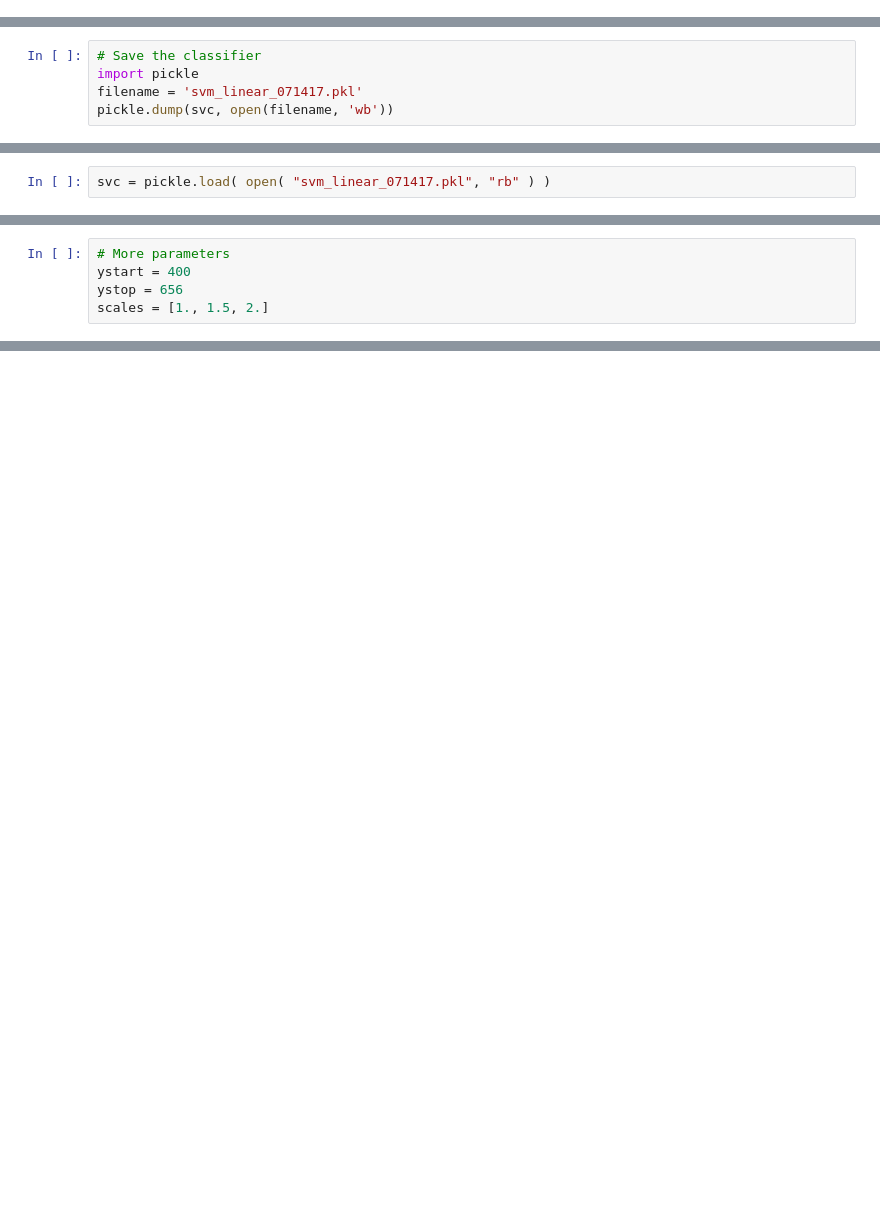
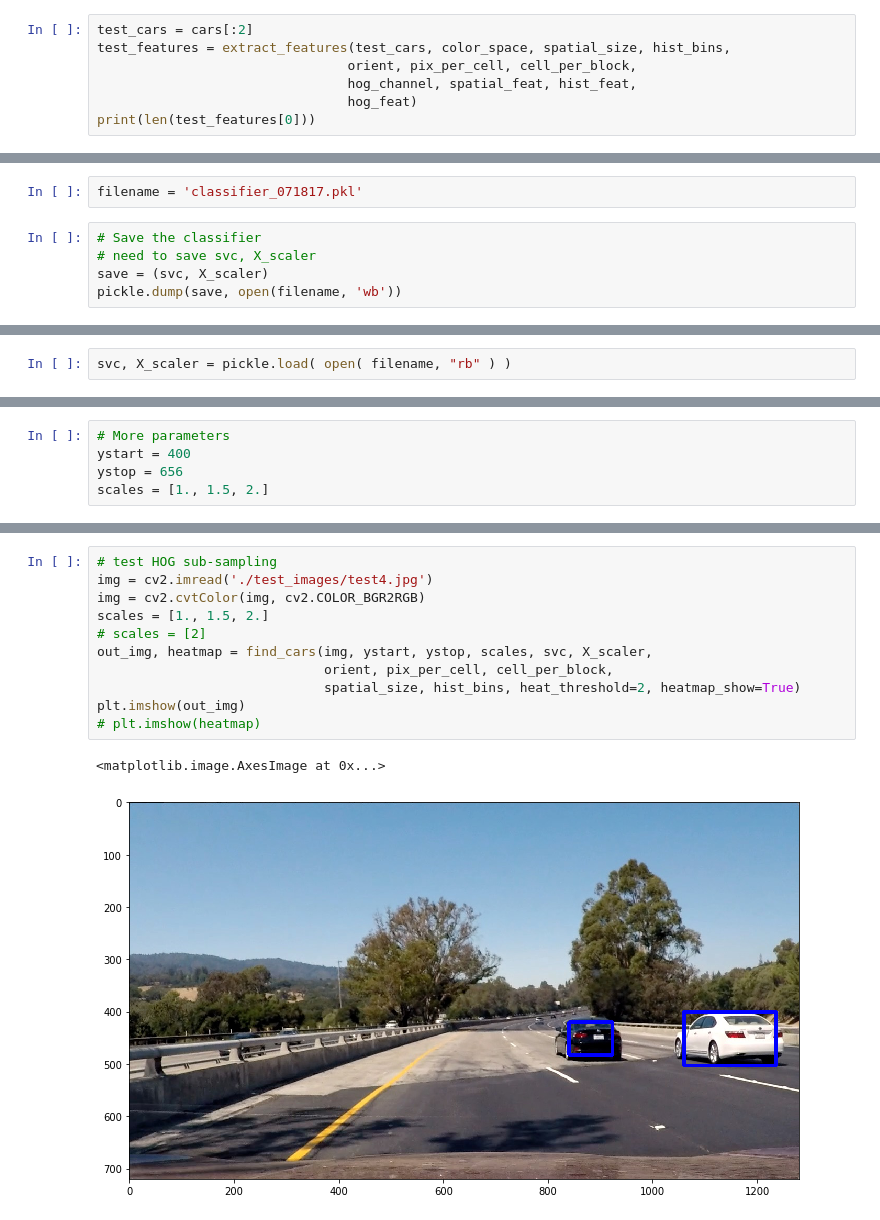
Before and after one commit to trimcao/sdcnd-p5-vehicle-detection, a Jupyter notebook: project5.ipynb, the cells around one changed output, grey strips where cells are left out. Saved outputs shown, nothing was run; the diff lists cells and outputs as text; blank space fills up the shorter version.

```diff
--- a/project5.ipynb
+++ b/project5.ipynb
@@ -271,3 +272,10 @@ hist_feat = True # Histogram features on or off
 hog_feat = True # HOG features on or off
 
 y_start_stop = [400,700] # Min and max in y to search in slide_window()
+# %%
+test_cars = cars[:2]
+test_features = extract_features(test_cars, color_space, spatial_size, hist_bins,
+                                orient, pix_per_cell, cell_per_block,
+                                hog_channel, spatial_feat, hist_feat,
+                                hog_feat)
+print(len(test_features[0]))
@@ -316,12 +326,14 @@ Test Accuracy of SVC =  0.991
+# %%
+filename = 'classifier_071817.pkl'
 # %%
 # Save the classifier
-import pickle
-filename = 'svm_linear_071417.pkl'
-pickle.dump(svc, open(filename, 'wb'))
+# need to save svc, X_scaler
+save = (svc, X_scaler)
+pickle.dump(save, open(filename, 'wb'))
 # %% [markdown]
 ### Checkpoint: Load the trained classifier
 # %%
-svc = pickle.load( open( "svm_linear_071417.pkl", "rb" ) )
+svc, X_scaler = pickle.load( open( filename, "rb" ) )
 # %% [markdown]
 ### Sliding window search
 # %%
@@ -519,3 +526,17 @@ plt.imshow(test_image1)
+# %%
+# test HOG sub-sampling
+img = cv2.imread('./test_images/test4.jpg')
+img = cv2.cvtColor(img, cv2.COLOR_BGR2RGB)
+scales = [1., 1.5, 2.]
+# scales = [2]
+out_img, heatmap = find_cars(img, ystart, ystop, scales, svc, X_scaler,
+                             orient, pix_per_cell, cell_per_block,
+                             spatial_size, hist_bins, heat_threshold=2, heatmap_show=True)
+plt.imshow(out_img)
+# plt.imshow(heatmap)
+# %% [output]
+<matplotlib.image.AxesImage at 0x...>
+[figure, added]
 # %%
 # Quick test on a video
 # Import everything needed to edit/save/watch video clips
```
Also changed, not shown: parts of 10 cells of this notebook.
